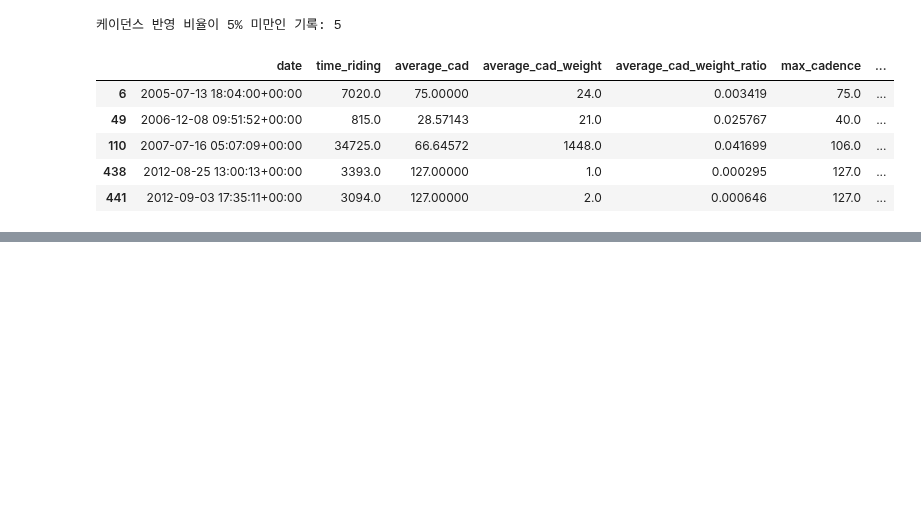
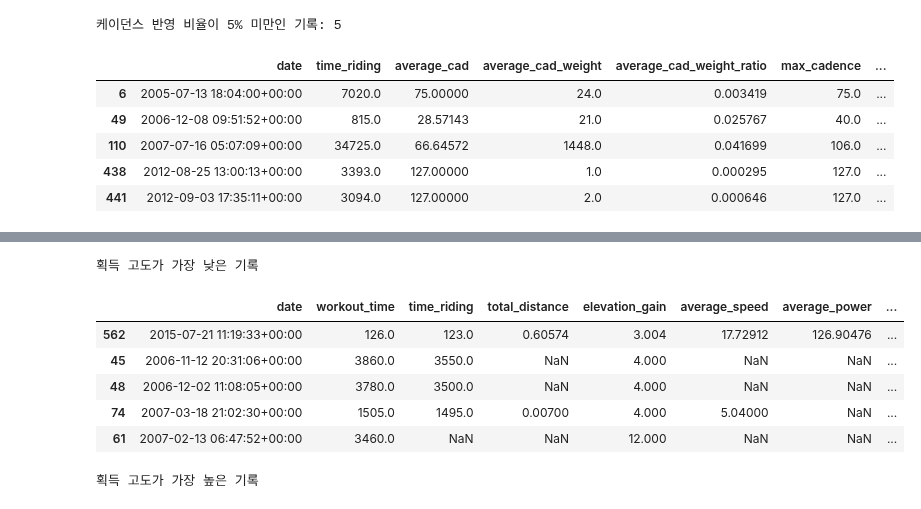
Before and after one commit to jhh0107gsc-hub/cycling, a Jupyter notebook: notebooks/01_goldencheetah_exploration.ipynb, the cells around one changed output, grey strips where cells are left out. Saved outputs shown, nothing was run; the diff lists cells and outputs as text; code cells hidden in the pictures; blank space fills up the shorter version.

```diff
--- a/notebooks/01_goldencheetah_exploration.ipynb
+++ b/notebooks/01_goldencheetah_exploration.ipynb
@@ -2197,0 +2520,38 @@ cleaned_df.loc[
+# %%
+elevation_gain_context_columns = [
+    "date",
+    "workout_time",
+    "time_riding",
+    "total_distance",
+    "elevation_gain",
+    "average_speed",
+    "average_power",
+    "coggan_tss",
+]
+
+print("획득 고도가 가장 낮은 기록")
+
+display(
+    cleaned_df.nsmallest(
+        5,
+        "elevation_gain",
+    )[elevation_gain_context_columns]
+)
+
+print("획득 고도가 가장 높은 기록")
+
+display(
+    cleaned_df.nlargest(
+        5,
+        "elevation_gain",
+    )[elevation_gain_context_columns]
+)
+# %% [output]
+획득 고도가 가장 낮은 기록
+|  | date | workout_time | time_riding | total_distance | elevation_gain | average_speed | average_power | ... |
+| 562 | 2015-07-21 11:19:33+00:00 | 126.0 | 123.0 | 0.60574 | 3.004 | 17.72912 | 126.90476 | ... |
+| 45 | 2006-11-12 20:31:06+00:00 | 3860.0 | 3550.0 | NaN | 4.000 | NaN | NaN | ... |
+| 48 | 2006-12-02 11:08:05+00:00 | 3780.0 | 3500.0 | NaN | 4.000 | NaN | NaN | ... |
+| 74 | 2007-03-18 21:02:30+00:00 | 1505.0 | 1495.0 | 0.00700 | 4.000 | 5.04000 | NaN | ... |
+| 61 | 2007-02-13 06:47:52+00:00 | 3460.0 | NaN | NaN | 12.000 | NaN | NaN | ... |
+획득 고도가 가장 높은 기록
```
Also changed, not shown: parts of 18 cells of this notebook.
